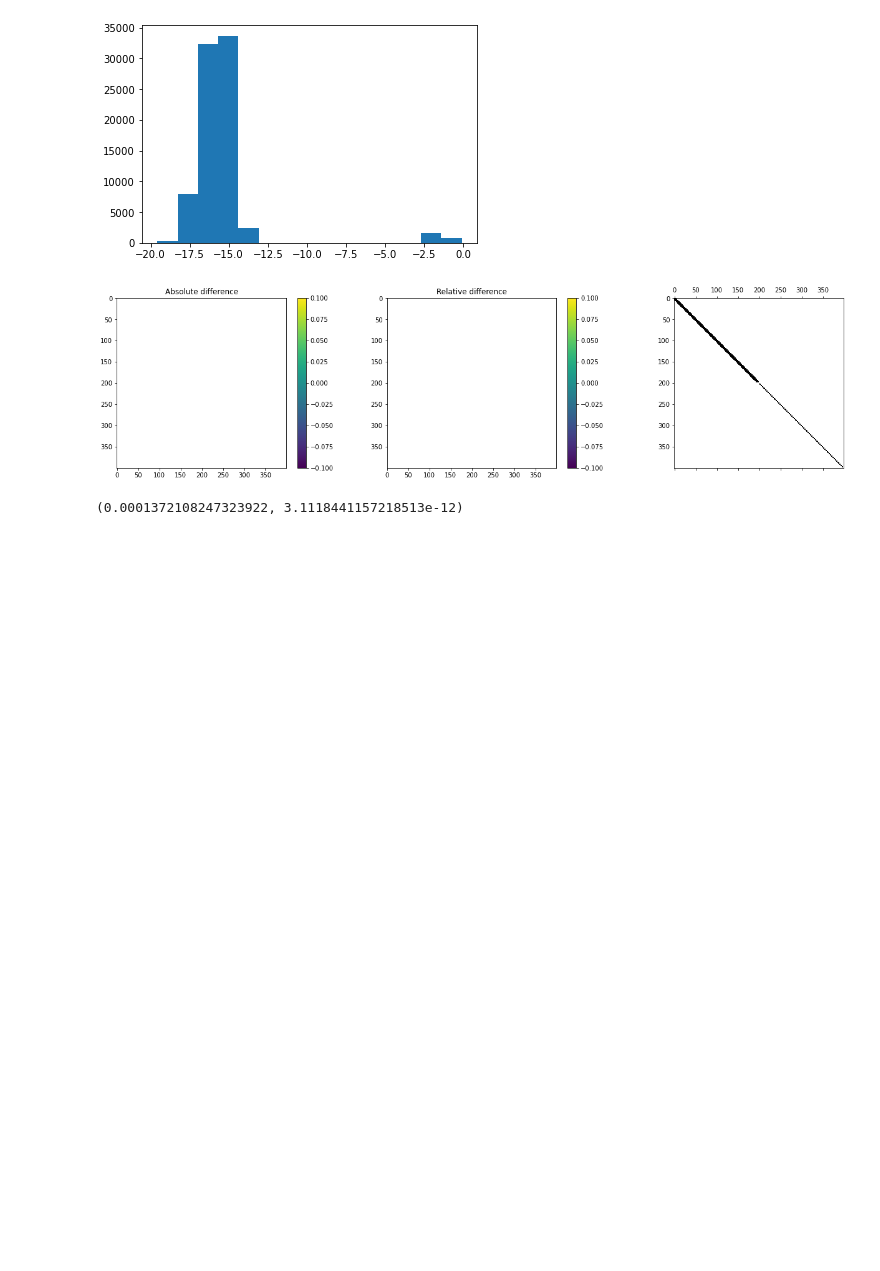
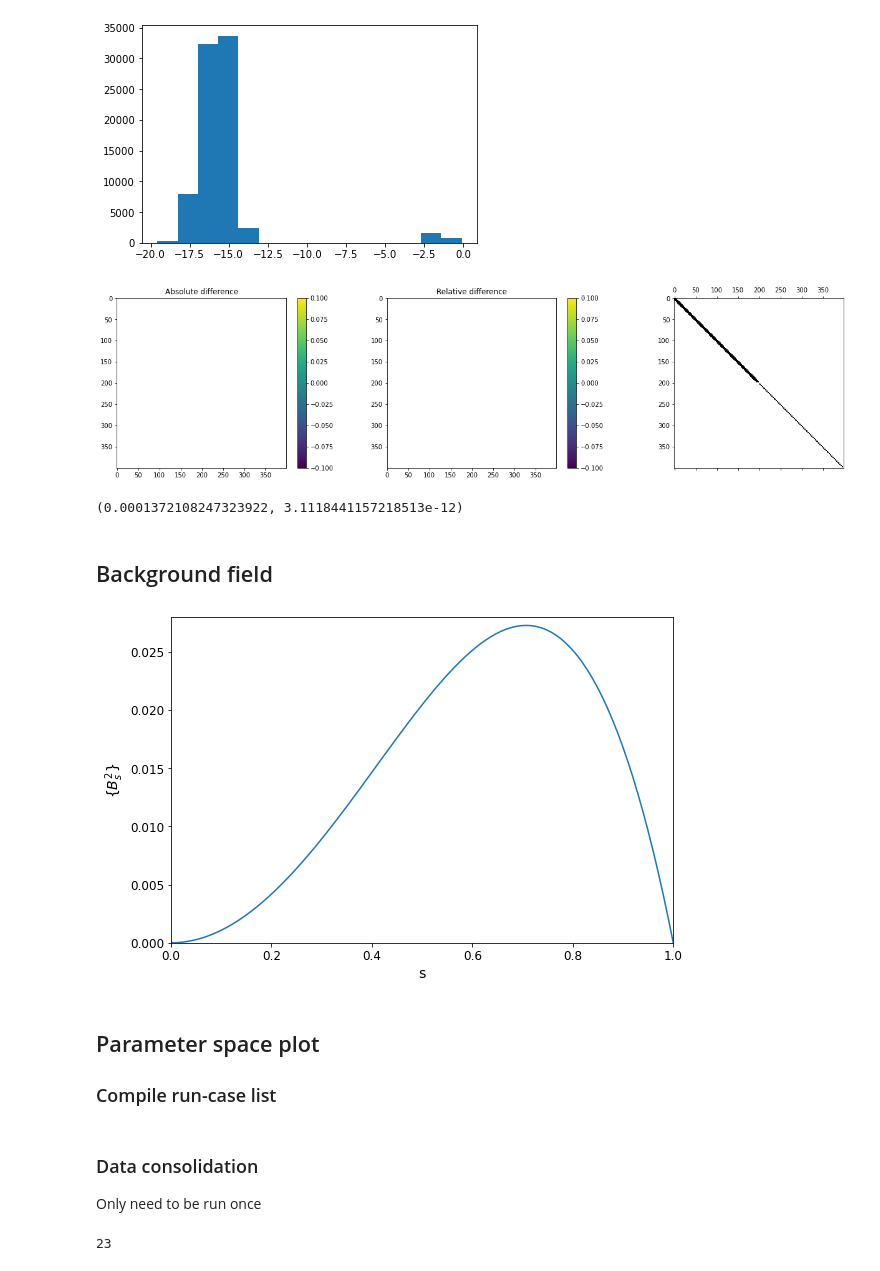
Before and after one commit to GentleMin/PyCrete, a Jupyter notebook: eigenmodes.ipynb, the cells around one changed output. Saved outputs shown, nothing was run; the diff lists cells and outputs as text; code cells hidden in the pictures; blank space fills up the shorter version.

```diff
--- a/eigenmodes.ipynb
+++ b/eigenmodes.ipynb
@@ -675,3 +644,27 @@ dTn_dxi2 = N_mesh*((N_mesh + 1)*specfun.eval_chebyt(N_mesh, Xi_mesh) - specfun.e
 np.sum(wt_quad*Tn[400, :]*dTn_dxi2[300, :]), np.sum(wt_quad*Tn[49, :]*dTn_dxi[38, :])
 # %% [output]
 (0.0001372108247323922, 3.1118441157218513e-12)
+# %% [markdown]
+## Background field
+# %%
+import config_TO as cfg
+
+s = np.linspace(0, 1, num=100)
+VA2 = cfg.Bs2_S1(s)
+
+fig, ax = plt.subplots(1, 1, figsize=(9, 6))
+ax.plot(s, VA2)
+ax.set_xlim([0, 1])
+ax.set_ylim([0, 0.028])
+ax.set_xlabel("s", fontsize=14)
+ax.set_ylabel(r"{$B_s^2$}", fontsize=14)
+ax.tick_params(axis="both", which="major", labelsize=12)
+
+plt.savefig("./output/eigenmodes_1D/Bs2_S1-Jacobi.png", format="png", dpi=150, bbox_inches="tight")
+plt.show()
+# %% [output]
+[figure, added]
+# %% [markdown]
+## Parameter space plot
+
+### Compile run-case list
@@ -677,0 +685,4 @@ np.sum(wt_quad*Tn[400, :]*dTn_dxi2[300, :]), np.sum(wt_quad*Tn[49, :]*dTn_dxi[38
+# %% [markdown]
+### Data consolidation
+
+Only need to be run once
@@ -677,0 +715,4 @@ np.sum(wt_quad*Tn[400, :]*dTn_dxi2[300, :]), np.sum(wt_quad*Tn[49, :]*dTn_dxi[38
+# %%
+len(run_cases)
+# %% [output]
+23
```
Also changed, not shown: parts of 13 cells of this notebook, 1 other file.
